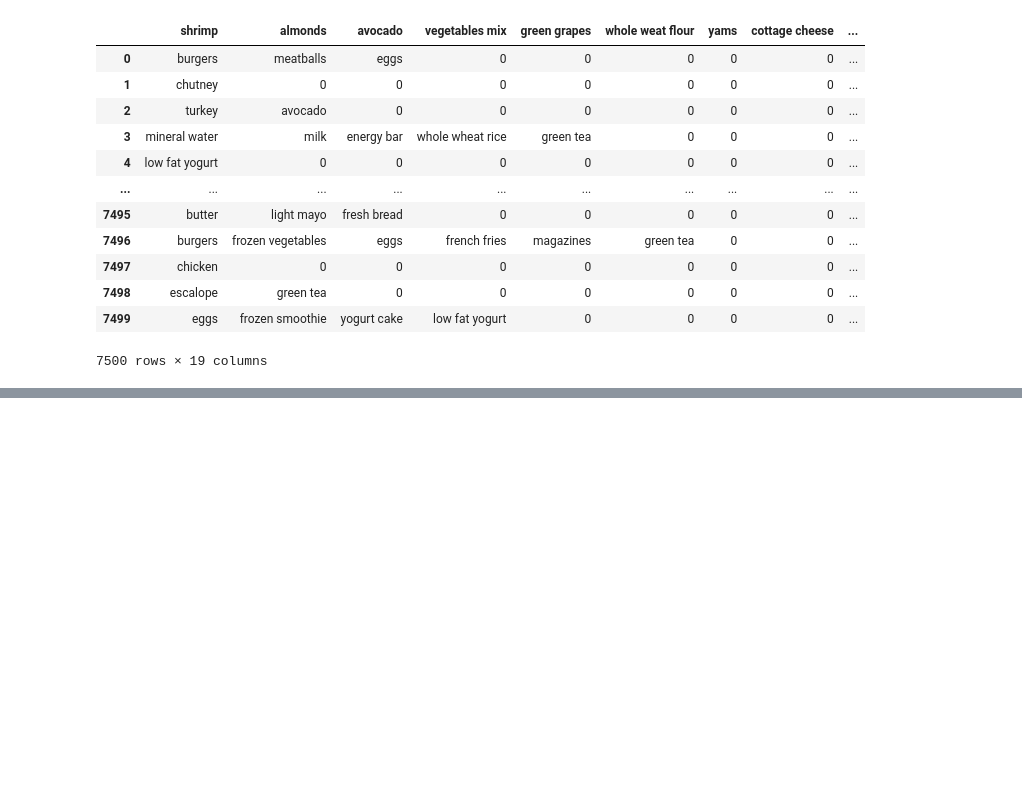
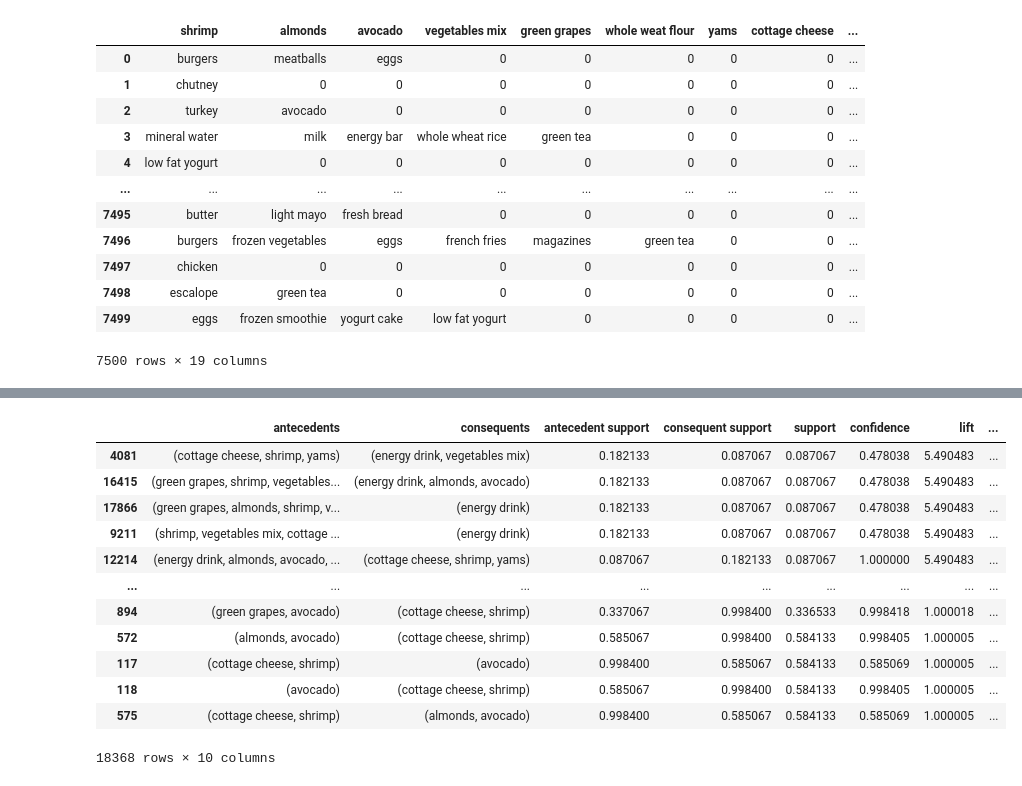
Before and after one commit to noelmt7/LAB-3, a Jupyter notebook: 23485338_LAB3.ipynb, the cells around one changed output, grey strips where cells are left out. Drawn from its saved outputs; the diff is of its cells as text; code cells hidden in the pictures; blank space fills up the shorter version.

```diff
--- a/23485338_LAB3.ipynb
+++ b/23485338_LAB3.ipynb
@@ -53,0 +145,34 @@ df.drop(columns = ['olive oil'])
+# %%
+import pandas as pd
+from mlxtend.frequent_patterns import apriori
+from mlxtend.frequent_patterns import association_rules
+
+
+# Convert the data to a binary matrix (0s and 1s) indicating whether each item was bought
+basket_sets = df.applymap(lambda x: 1 if x > 0 else 0)
+
+# Find frequent itemsets using Apriori
+frequent_itemsets = apriori(basket_sets, min_support=0.06, use_colnames=True)
+
+# Generate association rules
+association_rules_df = association_rules(frequent_itemsets, metric="lift", min_threshold=1.0)
+
+# Sort rules by lift
+association_rules_df = association_rules_df.sort_values(by=['lift'], ascending=False)
+
+# Print the top association rules
+association_rules_df
+# %% [output]
+|  | antecedents | consequents | antecedent support | consequent support | support | confidence | lift | ... |
+| 4081 | (cottage cheese, shrimp, yams) | (energy drink, vegetables mix) | 0.182133 | 0.087067 | 0.087067 | 0.478038 | 5.490483 | ... |
+| 16415 | (green grapes, shrimp, vegetables... | (energy drink, almonds, avocado) | 0.182133 | 0.087067 | 0.087067 | 0.478038 | 5.490483 | ... |
+| 17866 | (green grapes, almonds, shrimp, v... | (energy drink) | 0.182133 | 0.087067 | 0.087067 | 0.478038 | 5.490483 | ... |
+| 9211 | (shrimp, vegetables mix, cottage ... | (energy drink) | 0.182133 | 0.087067 | 0.087067 | 0.478038 | 5.490483 | ... |
+| 12214 | (energy drink, almonds, avocado, ... | (cottage cheese, shrimp, yams) | 0.087067 | 0.182133 | 0.087067 | 1.000000 | 5.490483 | ... |
+| ... | ... | ... | ... | ... | ... | ... | ... | ... |
+| 894 | (green grapes, avocado) | (cottage cheese, shrimp) | 0.337067 | 0.998400 | 0.336533 | 0.998418 | 1.000018 | ... |
+| 572 | (almonds, avocado) | (cottage cheese, shrimp) | 0.585067 | 0.998400 | 0.584133 | 0.998405 | 1.000005 | ... |
+| 117 | (cottage cheese, shrimp) | (avocado) | 0.998400 | 0.585067 | 0.584133 | 0.585069 | 1.000005 | ... |
+| 118 | (avocado) | (cottage cheese, shrimp) | 0.585067 | 0.998400 | 0.584133 | 0.998405 | 1.000005 | ... |
+| 575 | (cottage cheese, shrimp) | (almonds, avocado) | 0.998400 | 0.585067 | 0.584133 | 0.585069 | 1.000005 | ... |
+18368 rows × 10 columns
```
Also changed, not shown: parts of 10 cells of this notebook.
